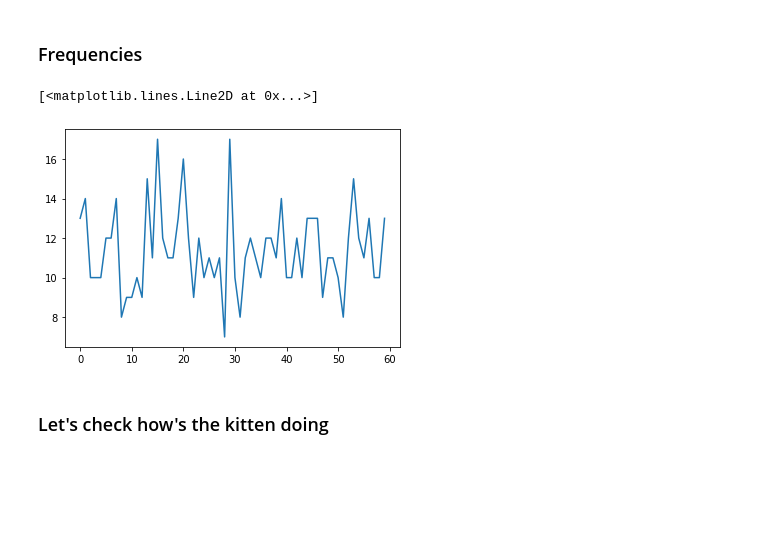
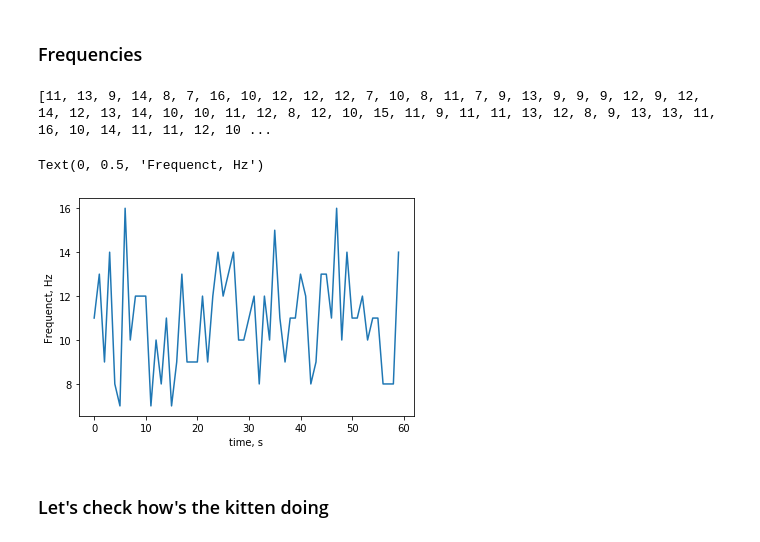
Before and after one commit to georgepsh/ComputationalNeuroscience, a Jupyter notebook: SaveTheKitten.ipynb, the cells around one changed output. Saved outputs shown, nothing was run; the diff lists cells and outputs as text; code cells hidden in the pictures; blank space fills up the shorter version.

```diff
--- a/SaveTheKitten.ipynb
+++ b/SaveTheKitten.ipynb
@@ -30,11 +30,11 @@ timesteps = np.arange(0, total_time, 1)
 # %% [markdown]
 ### Constants 2
 # %%
-K_glu = 500 * 1e-9
-K_gab = 128 * 1e-9
+K_glu = 1 / (500 * 1e-9)
+K_gab = 1 / (128 * 1e-9)
 
-Y_glu = 10 * 1e-3
-Y_gab = 8 * 1e-3
+Y_glu = 10
+Y_gab = 8
 
 VCl = -65
 VNa = 55
@@ -115,8 +115,7 @@ class Synapse:
         if t in self.spike_timesteps:
             self.L += self.L_in
         self.L -= self.L_out
-        self.L = min(self.volume, self.L)
-        self.L = max(0, self.L)
+        self.L = np.clip(self.L, 0, self.volume)
         l = self.L / self.volume
         P = (l / self.K_d) / (1 + (l / self.K_d))
         return self.N * P * self.gamma
@@ -213,7 +213,7 @@ Volume and ligand amount
 L_in_A = 1000
 L_out_A = 200
 volume_A = 1500
-N_A = 100
+N_A = int(25e5)
 # %% [markdown]
 Distribution
 # %%
@@ -246,7 +246,7 @@ Volume and ligand amount
 L_in_B = 1000
 L_out_B = 600
 volume_B = 1000
-N_B = 100
+N_B = int(1e6)
 # %% [markdown]
 Distribution
 # %%
@@ -284,11 +286,17 @@ IK, INa, I_synA, I_synB = model.get_currents(result)
 Hz_list = computeHz(result[:, 0])
 # %% [markdown]
 ### Frequencies
+# %%
+print(Hz_list)
+# %% [output]
+[11, 13, 9, 14, 8, 7, 16, 10, 12, 12, 12, 7, 10, 8, 11, 7, 9, 13, 9, 9, 9, 12, 9, 12, 14, 12, 13, 14, 10, 10, 11, 12, 8, 12, 10, 15, 11, 9, 11, 11, 13, 12, 8, 9, 13, 13, 11, 16, 10, 14, 11, 11, 12, 10 ...
 # %%
 plt.plot(list(range(len(Hz_list))), Hz_list)
+plt.xlabel('time, s')
+plt.ylabel('Frequenct, Hz')
 # %% [output]
-[<matplotlib.lines.Line2D at 0x...>]
+Text(0, 0.5, 'Frequenct, Hz')
-[figure, old version]
+[figure, new version]
 # %% [markdown]
 ### Let's check how's the kitten doing
 # %%
```
Also changed, not shown: parts of 6 cells of this notebook.
